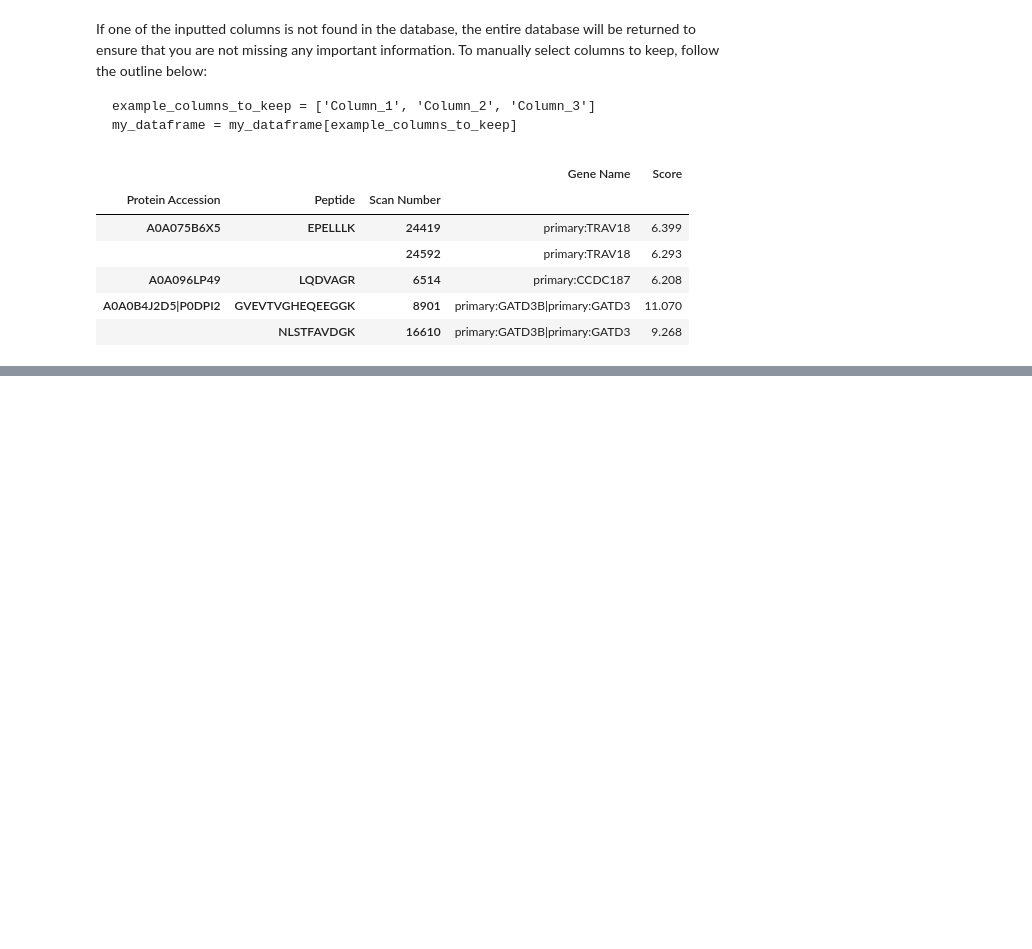
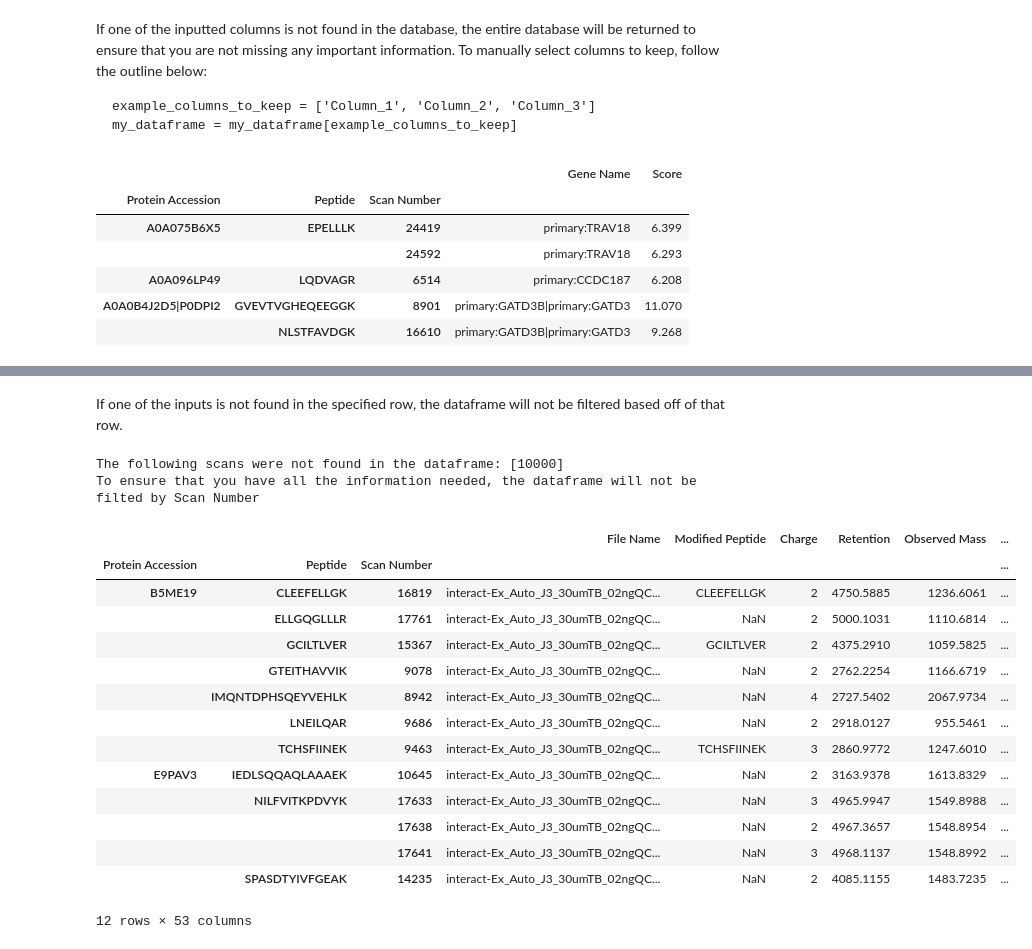
Before and after one commit to PayneLab/MAPSI, a Jupyter notebook: Parser_code/MAPSI_tutorial.ipynb, the cells around one changed output, grey strips where cells are left out. Saved outputs shown, nothing was run; the diff lists cells and outputs as text; code cells hidden in the pictures; blank space fills up the shorter version.

```diff
--- a/Parser_code/MAPSI_tutorial.ipynb
+++ b/Parser_code/MAPSI_tutorial.ipynb
@@ -151,0 +151,25 @@ test1
+# %% [markdown]
+If one of the inputs is not found in the specified row, the dataframe will not be filtered based off of that row.
+# %%
+scans_1 = ['16819', '17761', '8942', '9686', '10645', '17633', '17638', '10000']
+proteins_1 = ['B5ME19', 'E9PAV3']
+selected_rows_df = msfragger_parser(input_files=[msfragger_psm_file_path, msfragger_peptide_file_path], scans_to_keep=scans_1, proteins_to_keep=proteins_1)
+selected_rows_df
+# %% [output]
+The following scans were not found in the dataframe: [10000]
+To ensure that you have all the information needed, the dataframe will not be filted by Scan Number
+|  |  |  | File Name | Modified Peptide | Charge | Retention | Observed Mass | ... |
+| Protein Accession | Peptide | Scan Number |  |  |  |  |  | ... |
+| B5ME19 | CLEEFELLGK | 16819 | interact-Ex_Auto_J3_30umTB_02ngQC... | CLEEFELLGK | 2 | 4750.5885 | 1236.6061 | ... |
+|  | ELLGQGLLLR | 17761 | interact-Ex_Auto_J3_30umTB_02ngQC... | NaN | 2 | 5000.1031 | 1110.6814 | ... |
+|  | GCILTLVER | 15367 | interact-Ex_Auto_J3_30umTB_02ngQC... | GCILTLVER | 2 | 4375.2910 | 1059.5825 | ... |
+|  | GTEITHAVVIK | 9078 | interact-Ex_Auto_J3_30umTB_02ngQC... | NaN | 2 | 2762.2254 | 1166.6719 | ... |
+|  | IMQNTDPHSQEYVEHLK | 8942 | interact-Ex_Auto_J3_30umTB_02ngQC... | NaN | 4 | 2727.5402 | 2067.9734 | ... |
+|  | LNEILQAR | 9686 | interact-Ex_Auto_J3_30umTB_02ngQC... | NaN | 2 | 2918.0127 | 955.5461 | ... |
+|  | TCHSFIINEK | 9463 | interact-Ex_Auto_J3_30umTB_02ngQC... | TCHSFIINEK | 3 | 2860.9772 | 1247.6010 | ... |
+| E9PAV3 | IEDLSQQAQLAAAEK | 10645 | interact-Ex_Auto_J3_30umTB_02ngQC... | NaN | 2 | 3163.9378 | 1613.8329 | ... |
+|  | NILFVITKPDVYK | 17633 | interact-Ex_Auto_J3_30umTB_02ngQC... | NaN | 3 | 4965.9947 | 1549.8988 | ... |
+|  |  | 17638 | interact-Ex_Auto_J3_30umTB_02ngQC... | NaN | 2 | 4967.3657 | 1548.8954 | ... |
+|  |  | 17641 | interact-Ex_Auto_J3_30umTB_02ngQC... | NaN | 3 | 4968.1137 | 1548.8992 | ... |
+|  | SPASDTYIVFGEAK | 14235 | interact-Ex_Auto_J3_30umTB_02ngQC... | NaN | 2 | 4085.1155 | 1483.7235 | ... |
+12 rows × 53 columns
```
Also changed, not shown: parts of 16 cells of this notebook, 3 other files.
